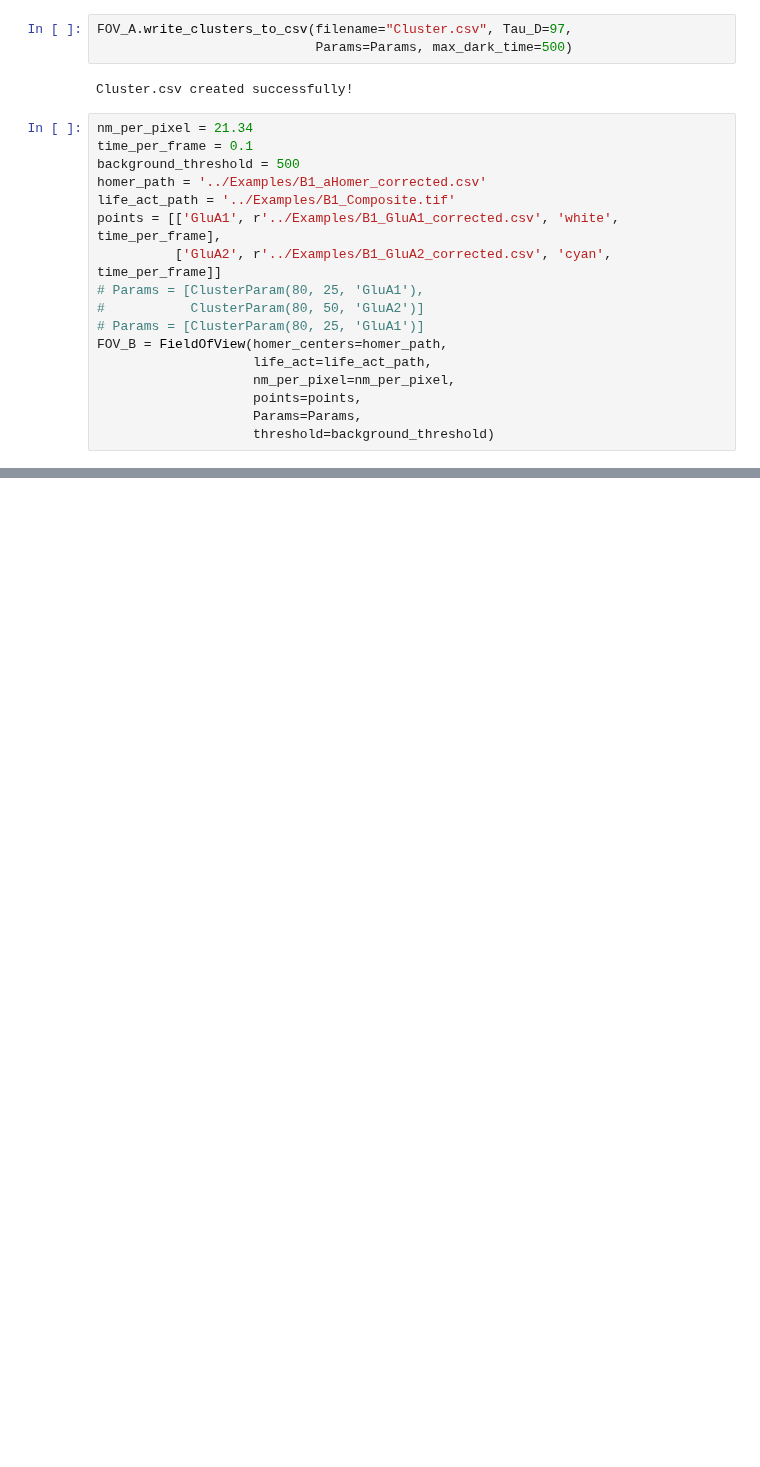
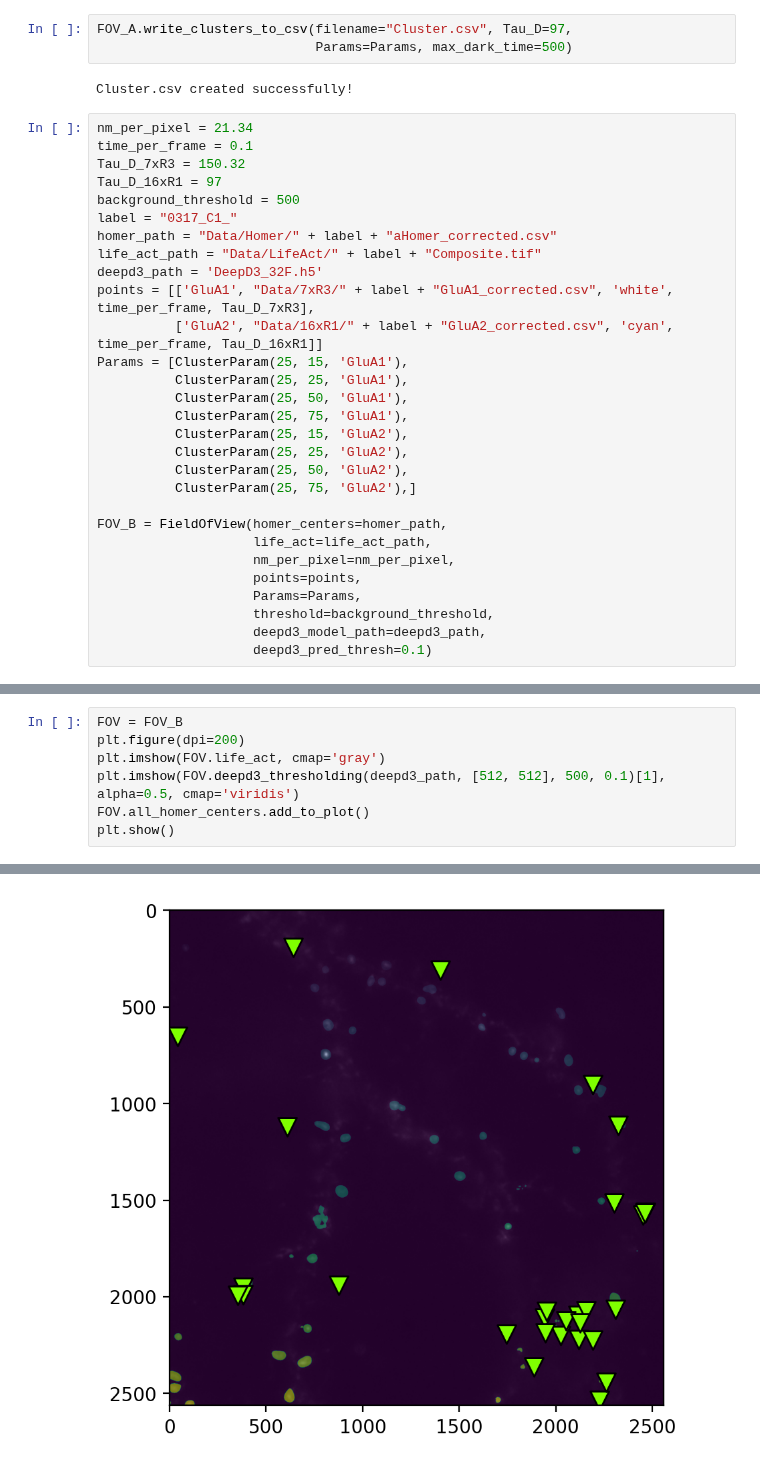
Before and after one commit to Max-Winga/Selvin-Lab-qPAINT-Segmentation, a Jupyter notebook: qPAINT_Segmentation/Example Notebook.ipynb, the cells around one changed output, grey strips where cells are left out. Cells and saved outputs as stored; diff of their text form; blank space fills up the shorter version.

```diff
--- a/qPAINT_Segmentation/Example Notebook.ipynb
+++ b/qPAINT_Segmentation/Example Notebook.ipynb
@@ -124,18 +130,30 @@ Cluster.csv created successfully!
 # %%
 nm_per_pixel = 21.34
 time_per_frame = 0.1
+Tau_D_7xR3 = 150.32
+Tau_D_16xR1 = 97
 background_threshold = 500
-homer_path = '../Examples/B1_aHomer_corrected.csv'
-life_act_path = '../Examples/B1_Composite.tif'
-points = [['GluA1', r'../Examples/B1_GluA1_corrected.csv', 'white', time_per_frame],
-          ['GluA2', r'../Examples/B1_GluA2_corrected.csv', 'cyan', time_per_frame]]
-# Params = [ClusterParam(80, 25, 'GluA1'),
-#           ClusterParam(80, 50, 'GluA2')]
-# Params = [ClusterParam(80, 25, 'GluA1')]
+label = "0317_C1_"
+homer_path = "Data/Homer/" + label + "aHomer_corrected.csv"
+life_act_path = "Data/LifeAct/" + label + "Composite.tif"
+deepd3_path = 'DeepD3_32F.h5'
+points = [['GluA1', "Data/7xR3/" + label + "GluA1_corrected.csv", 'white', time_per_frame, Tau_D_7xR3],
+          ['GluA2', "Data/16xR1/" + label + "GluA2_corrected.csv", 'cyan', time_per_frame, Tau_D_16xR1]]
+Params = [ClusterParam(25, 15, 'GluA1'),
+          ClusterParam(25, 25, 'GluA1'),
+          ClusterParam(25, 50, 'GluA1'),
+          ClusterParam(25, 75, 'GluA1'),
+          ClusterParam(25, 15, 'GluA2'),
+          ClusterParam(25, 25, 'GluA2'),
+          ClusterParam(25, 50, 'GluA2'),
+          ClusterParam(25, 75, 'GluA2'),]
+
 FOV_B = FieldOfView(homer_centers=homer_path,
                     life_act=life_act_path,
                     nm_per_pixel=nm_per_pixel,
                     points=points,
                     Params=Params,
-                    threshold=background_threshold)
+                    threshold=background_threshold,
+                    deepd3_model_path=deepd3_path,
+                    deepd3_pred_thresh=0.1)
 # %% [output]
@@ -200,0 +177,8 @@ Cluster.csv created successfully!
+# %%
+FOV = FOV_B
+plt.figure(dpi=200)
+plt.imshow(FOV.life_act, cmap='gray')
+plt.imshow(FOV.deepd3_thresholding(deepd3_path, [512, 512], 500, 0.1)[1], alpha=0.5, cmap='viridis')
+FOV.all_homer_centers.add_to_plot()
+plt.show()
+# %% [output]
@@ -200,0 +190 @@ Cluster.csv created successfully!
+[figure, added]
```
Also changed, not shown: parts of 22 cells of this notebook, 6 other files.
